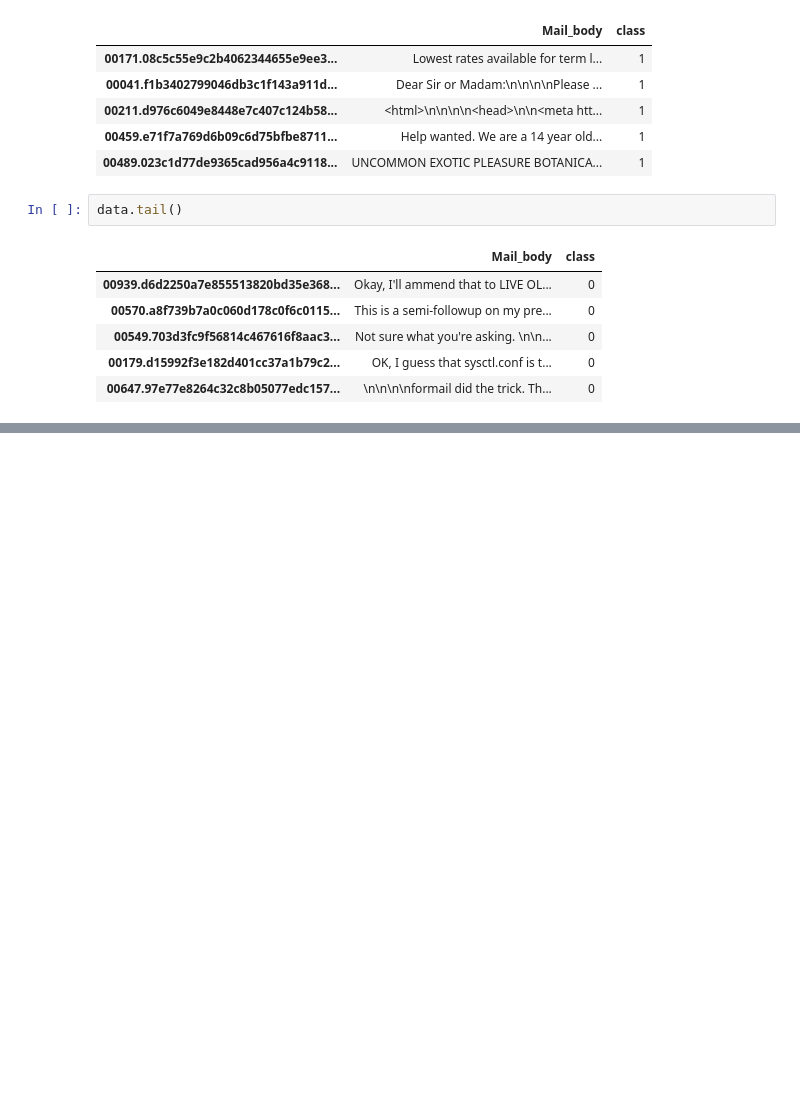
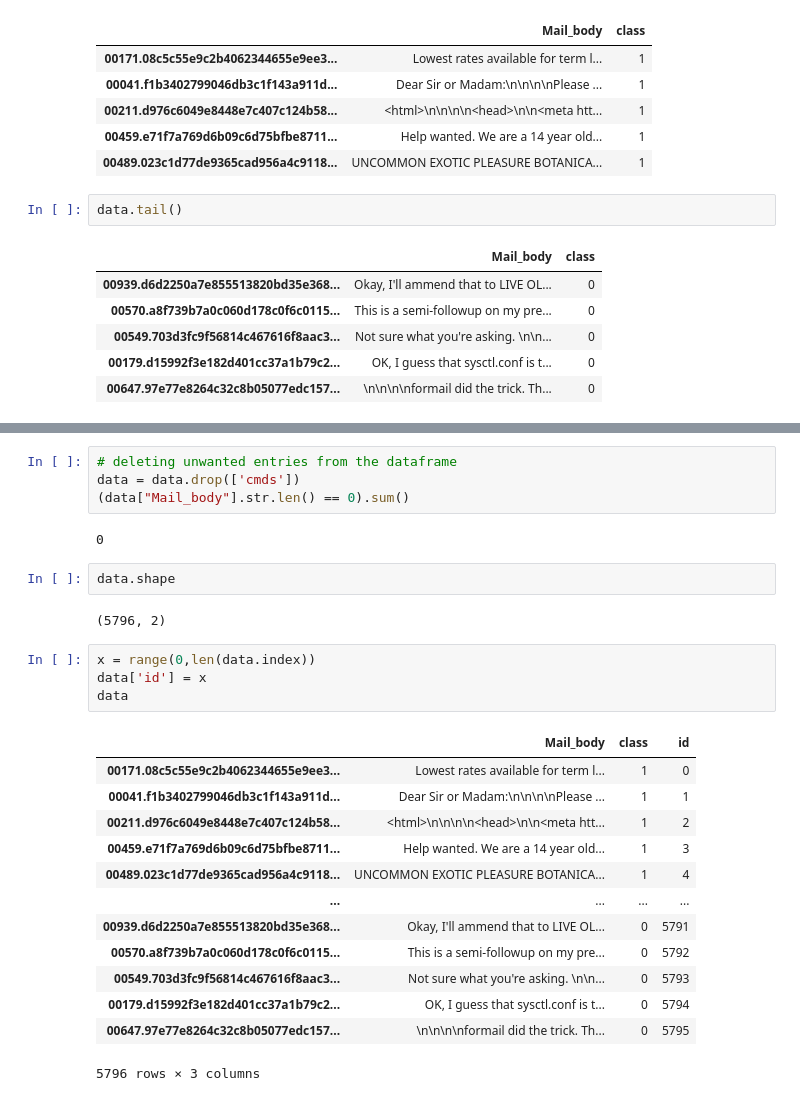
Before and after one commit to Sanchit987/MinorProject, a Jupyter notebook: MinorProject.ipynb, the cells around one changed output, grey strips where cells are left out. Saved outputs shown, nothing was run; the diff lists cells and outputs as text; blank space fills up the shorter version.

```diff
--- a/MinorProject.ipynb
+++ b/MinorProject.ipynb
@@ -87,0 +118,28 @@ data.tail()
+# %%
+# deleting unwanted entries from the dataframe
+data = data.drop(['cmds'])
+(data["Mail_body"].str.len() == 0).sum()
+# %% [output]
+0
+# %%
+data.shape
+# %% [output]
+(5796, 2)
+# %%
+x = range(0,len(data.index))
+data['id'] = x
+data
+# %% [output]
+|  | Mail_body | class | id |
+| 00171.08c5c55e9c2b4062344655e9ee3... | Lowest rates available for term l... | 1 | 0 |
+| 00041.f1b3402799046db3c1f143a911d... | Dear Sir or Madam:\n\n\n\nPlease ... | 1 | 1 |
+| 00211.d976c6049e8448e7c407c124b58... | <html>\n\n\n\n<head>\n\n<meta htt... | 1 | 2 |
+| 00459.e71f7a769d6b09c6d75bfbe8711... | Help wanted. We are a 14 year old... | 1 | 3 |
+| 00489.023c1d77de9365cad956a4c9118... | UNCOMMON EXOTIC PLEASURE BOTANICA... | 1 | 4 |
+| ... | ... | ... | ... |
+| 00939.d6d2250a7e855513820bd35e368... | Okay, I'll ammend that to LIVE OL... | 0 | 5791 |
+| 00570.a8f739b7a0c060d178c0f6c0115... | This is a semi-followup on my pre... | 0 | 5792 |
+| 00549.703d3fc9f56814c467616f8aac3... | Not sure what you're asking. \n\n... | 0 | 5793 |
+| 00179.d15992f3e182d401cc37a1b79c2... | OK, I guess that sysctl.conf is t... | 0 | 5794 |
+| 00647.97e77e8264c32c8b05077edc157... | \n\n\n\nformail did the trick. Th... | 0 | 5795 |
+5796 rows × 3 columns
```
Also changed, not shown: parts of 13 cells of this notebook, 1 other file.
